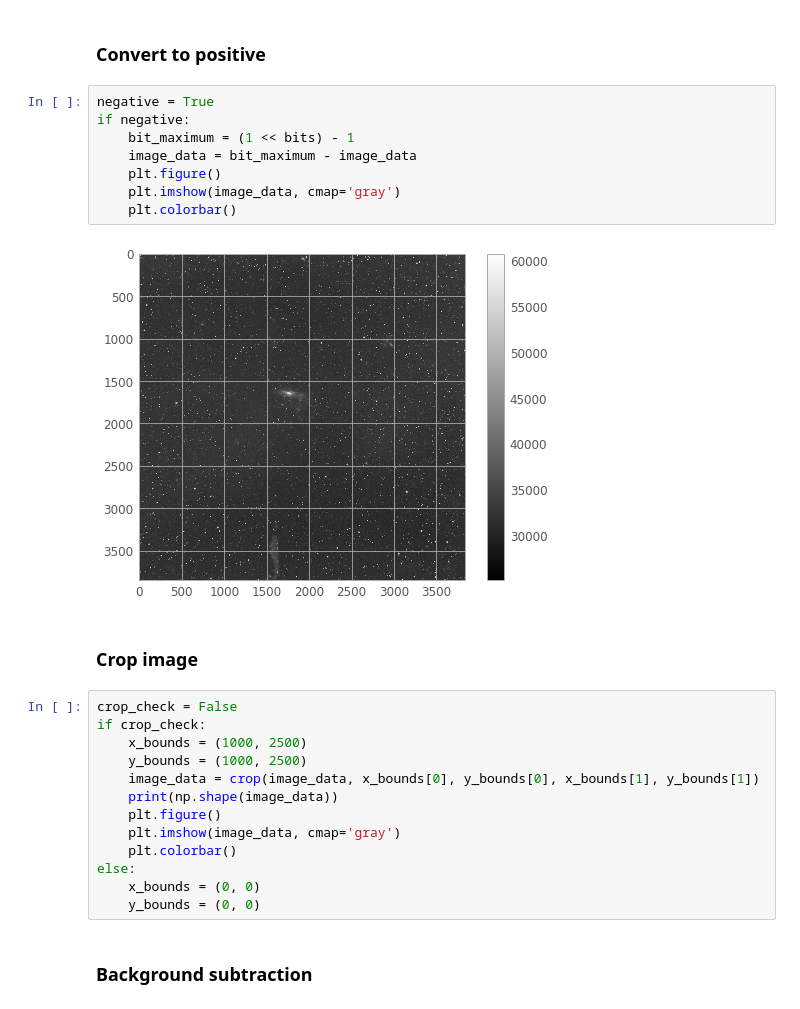
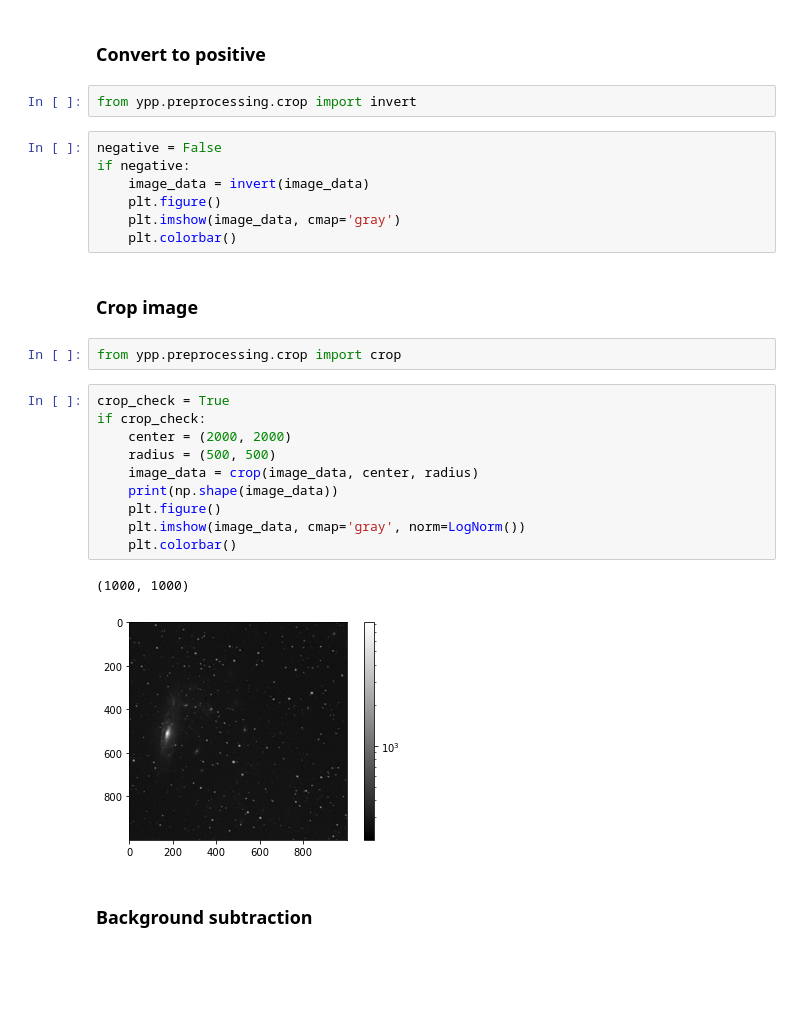
Before and after one commit to Jlin8002/ypp, a Jupyter notebook: preprocessing_pipeline.ipynb, the cells around one changed output. Saved outputs shown, nothing was run; the diff lists cells and outputs as text; blank space fills up the shorter version.

```diff
--- a/preprocessing_pipeline.ipynb
+++ b/preprocessing_pipeline.ipynb
@@ -95,30 +89,31 @@ plt.colorbar()
 # %% [markdown]
 ### Convert to positive
+# %%
+from ypp.preprocessing.crop import invert
 # %%
-negative = True
+negative = False
 if negative:
-    bit_maximum = (1 << bits) - 1
-    image_data = bit_maximum - image_data
+    image_data = invert(image_data)
     plt.figure()
     plt.imshow(image_data, cmap='gray')
     plt.colorbar()
-# %% [output]
-[figure, removed]
 # %% [markdown]
 ### Crop image
+# %%
+from ypp.preprocessing.crop import crop
 # %%
-crop_check = False
+crop_check = True
 if crop_check:
-    x_bounds = (1000, 2500)
-    y_bounds = (1000, 2500)
-    image_data = crop(image_data, x_bounds[0], y_bounds[0], x_bounds[1], y_bounds[1])
+    center = (2000, 2000)
+    radius = (500, 500)
+    image_data = crop(image_data, center, radius)
     print(np.shape(image_data))
     plt.figure()
-    plt.imshow(image_data, cmap='gray')
+    plt.imshow(image_data, cmap='gray', norm=LogNorm())
     plt.colorbar()
-else:
-    x_bounds = (0, 0)
-    y_bounds = (0, 0)
+# %% [output]
+(1000, 1000)
+[figure, added]
 # %% [markdown]
 ### Background subtraction
 # %%
```
Also changed, not shown: parts of 14 cells of this notebook, 6 other files.
